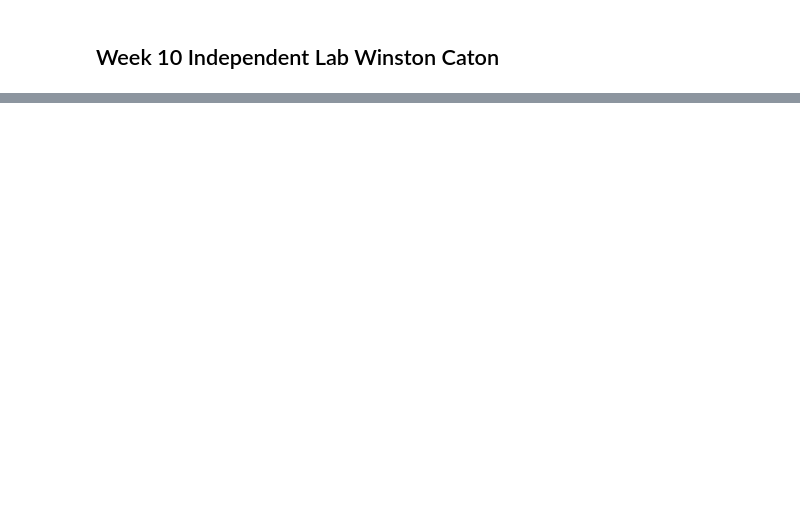
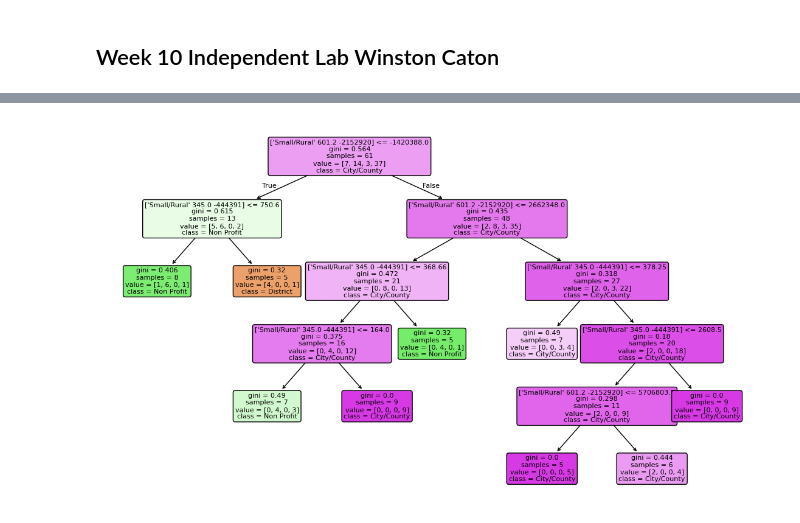
Before and after one commit to wincaton/week10labs, a Jupyter notebook: 10_Independent_Lab_Caton.ipynb, the cells around one changed output, grey strips where cells are left out. Saved outputs shown, nothing was run; the diff lists cells and outputs as text; code cells hidden in the pictures; blank space fills up the shorter version.

Commit message:
Week 10 Ind Submission

```diff
--- a/10_Independent_Lab_Caton.ipynb
+++ b/10_Independent_Lab_Caton.ipynb
@@ -61,0 +51,29 @@ Now that you have built several different trees, you need to assess each one.
+# %%
+# Convert Categorical Columns to Numeric- Method from Week 10 Tutorial
+
+# get desired columns
+num_cols = pd.DataFrame(hospitals[['TypeControl', 'Teaching', 'DonorType']])
+
+# rename the columns to keep them distinct from original DataFrame
+num_cols.rename(columns={'TypeControl':'TypeControl2', 'Teaching':'Teaching2', 'DonorType':'DonorType2'}, inplace=True)
+
+# obtain the values to be converted
+num_cols['TypeControl2'].unique()
+num_cols['Teaching2'].unique()
+num_cols['DonorType2'].unique()
+
+# convert TypeControl to numeric
+replace_dict = {'City/County': '0', 'District': '1', 'Investor': '2', 'Non Profit': '3'}  # keys are str and so must be values
+num_cols.TypeControl2 = num_cols.TypeControl2.replace(replace_dict).astype(int)  # cast values to int
+
+# convert Teaching to numeric
+replace_dict = {'Small/Rural': '0', 'Teaching': '1'}
+num_cols.Teaching2 = num_cols.Teaching2.replace(replace_dict).astype(int)
+
+# convert DonorType to numeric
+replace_dict = {'Alumni': '0', 'Charity': '1'}
+num_cols.DonorType2 = num_cols.DonorType2.replace(replace_dict).astype(int)
+
+# create new df with numeric columns
+hospitals_2 = pd.concat([hospitals, num_cols], axis=1)
+hospitals_2.columns
@@ -61,0 +90,18 @@ Now that you have built several different trees, you need to assess each one.
+# %%
+# create labels
+col_names = list(hospitals_2[['Teaching','NoFTE','OperInc']].values)
+classnames = list(hospitals_2['TypeControl'].unique())
+
+# fit model
+tree_model_1 = tree.DecisionTreeClassifier(min_samples_split=5, min_samples_leaf=5).fit(hospitals_2[['Teaching2','NoFTE','OperInc']], hospitals_2['TypeControl'])
+
+# visualize tree
+plt.figure(figsize=(14,8))  # set plot size (denoted in inches)
+tree.plot_tree(tree_model_1,
+                feature_names=col_names,
+                class_names=classnames,
+                filled=True, rounded=True,
+                fontsize=8)
+plt.show()
+# %% [output]
+[figure, added]
```
Also changed, not shown: parts of 16 cells of this notebook, 1 other file.
